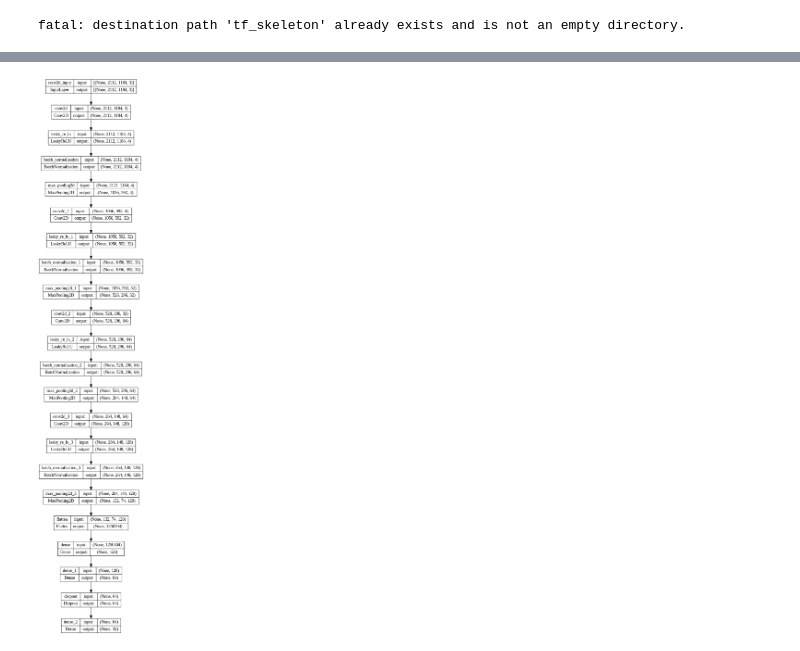
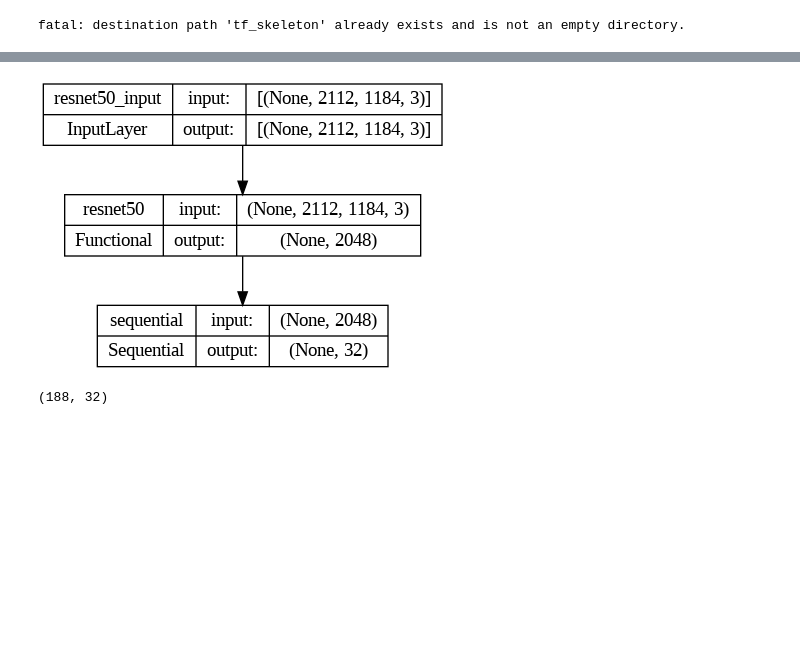
Before and after one commit to gibsonx/tf_skeleton, a Jupyter notebook: tf_keypoint_colab.ipynb, the cells around one changed output, grey strips where cells are left out. Cells and saved outputs as stored; diff of their text form; code cells hidden in the pictures; blank space fills up the shorter version.

```diff
--- a/tf_keypoint_colab.ipynb
+++ b/tf_keypoint_colab.ipynb
@@ -129,0 +130,27 @@ df['image'] = image_array_list
+# %%
+from keras.applications.resnet50 import ResNet50
+
+base_model = ResNet50(include_top=False, input_shape=(2112,1184,3), pooling='avg')
+
+#(2140, 30)
+from keras.models import Sequential
+from keras.layers import Dense, Flatten,BatchNormalization, Dropout
+from keras.optimizers import Adam
+from keras import regularizers
+
+top_model = Sequential([
+    Dense(512, activation='relu', input_shape=(2048,),kernel_initializer='he_normal'),
+    Dense(256, activation='relu',kernel_initializer='he_normal'),
+    Dropout(0.7),
+    Dense(128, activation='relu',kernel_regularizer=regularizers.l2(0.01),kernel_initializer='he_normal'),
+    Dropout(0.7),
+    Dense(96, activation='relu',kernel_regularizer=regularizers.l2(0.01),kernel_initializer='he_normal'),
+    Dropout(0.7),
+    Dense(48, activation='relu',kernel_regularizer=regularizers.l2(0.01),kernel_initializer='he_normal'),
+    Dense(32)
+])
+top_model.compile(loss='mse', optimizer=Adam(0.001), metrics=['mae'])
+
+final_model = Sequential([base_model, top_model])
+final_model.compile(loss='mse', optimizer=Adam(0.001), metrics=['mae'])
+final_model.summary()
@@ -179,7 +214,7 @@ _________________________________________________________________
 # %%
-tf.keras.utils.plot_model(model, show_shapes=True)
+tf.keras.utils.plot_model(final_model, show_shapes=True)
 # %% [output]
-[figure, old version]
+[figure, new version]
 # %%
 # initializing few hyper parameters
 epochs = 100
@@ -187,6 +222,9 @@ batch_size = 5
 validation_split = 0.2
 # %%
 y_train=df.loc[:, df.columns != 'image']
+y_train.shape
+# %% [output]
+(188, 32)
 # %%
 x_train=np.stack(df['image'])
 # %%
```
Also changed, not shown: parts of 11 cells of this notebook.
